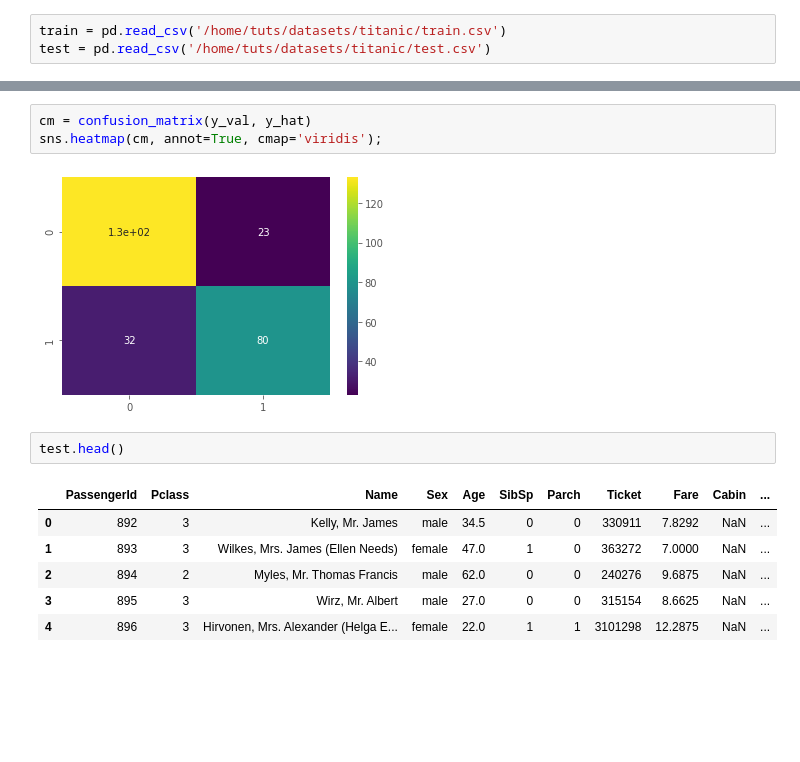
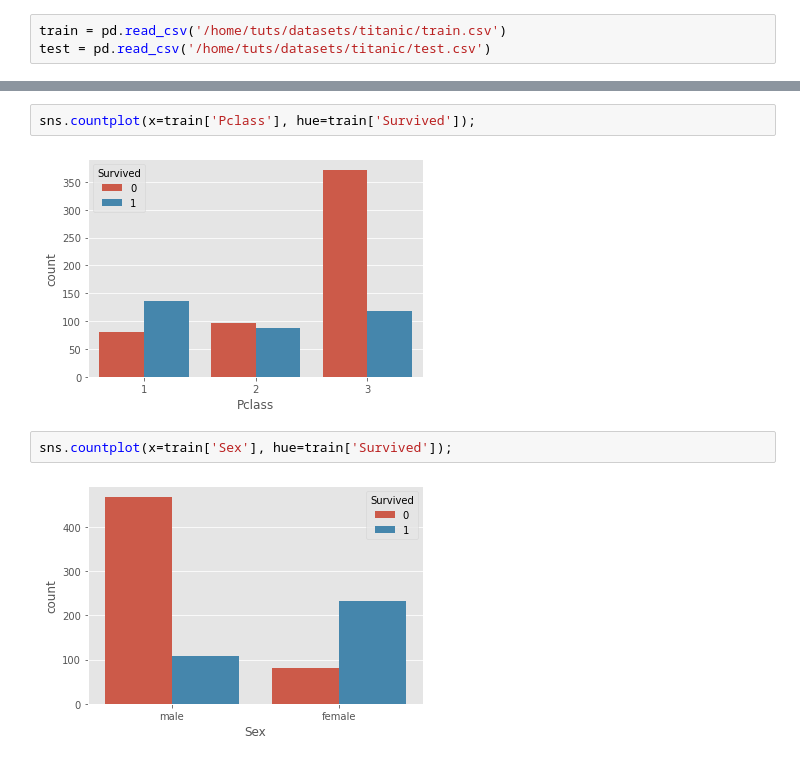
Before and after one commit to tutss/kaggle, a Jupyter notebook: competitions/titanic/eda.ipynb, the cells around one changed output, grey strips where cells are left out. Drawn from its saved outputs; the diff is of its cells as text; blank space fills up the shorter version.

```diff
--- a/competitions/titanic/eda.ipynb
+++ b/competitions/titanic/eda.ipynb
@@ -315,14 +17,8 @@ Recall: 0.7142857142857143
-# %%
-cm = confusion_matrix(y_val, y_hat)
-sns.heatmap(cm, annot=True, cmap='viridis');
-# %% [output]
-[figure, removed]
-# %%
-test.head()
-# %% [output]
-|  | PassengerId | Pclass | Name | Sex | Age | SibSp | Parch | Ticket | Fare | Cabin | ... |
-| 0 | 892 | 3 | Kelly, Mr. James | male | 34.5 | 0 | 0 | 330911 | 7.8292 | NaN | ... |
-| 1 | 893 | 3 | Wilkes, Mrs. James (Ellen Needs) | female | 47.0 | 1 | 0 | 363272 | 7.0000 | NaN | ... |
-| 2 | 894 | 2 | Myles, Mr. Thomas Francis | male | 62.0 | 0 | 0 | 240276 | 9.6875 | NaN | ... |
-| 3 | 895 | 3 | Wirz, Mr. Albert | male | 27.0 | 0 | 0 | 315154 | 8.6625 | NaN | ... |
-| 4 | 896 | 3 | Hirvonen, Mrs. Alexander (Helga E... | female | 22.0 | 1 | 1 | 3101298 | 12.2875 | NaN | ... |
+# %%
+sns.countplot(x=train['Pclass'], hue=train['Survived']);
+# %% [output]
+[figure, added]
+# %%
+sns.countplot(x=train['Sex'], hue=train['Survived']);
+# %% [output]
+[figure, added]
```
Also changed, not shown: parts of 50 cells of this notebook, 1 other file.
